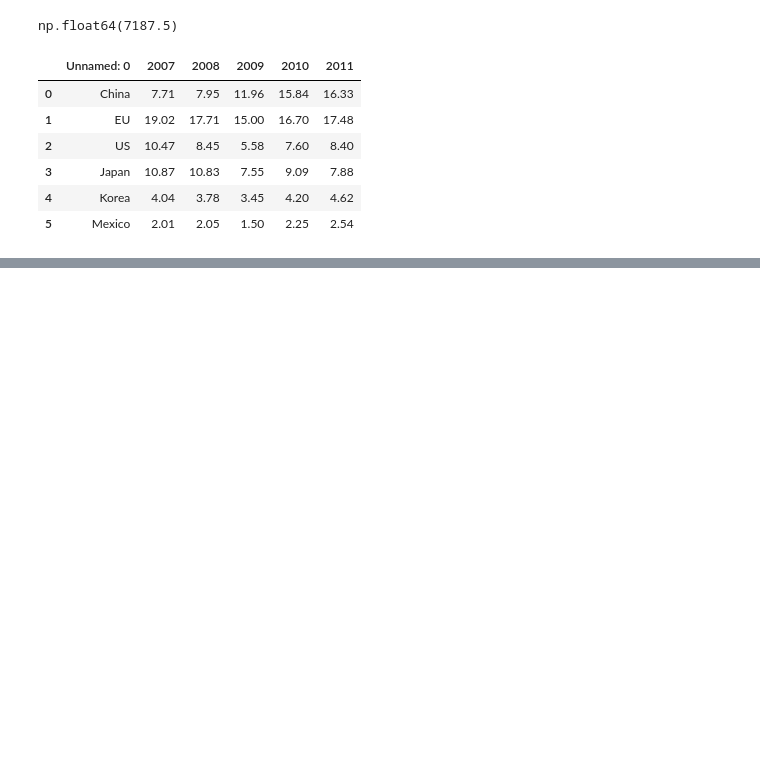
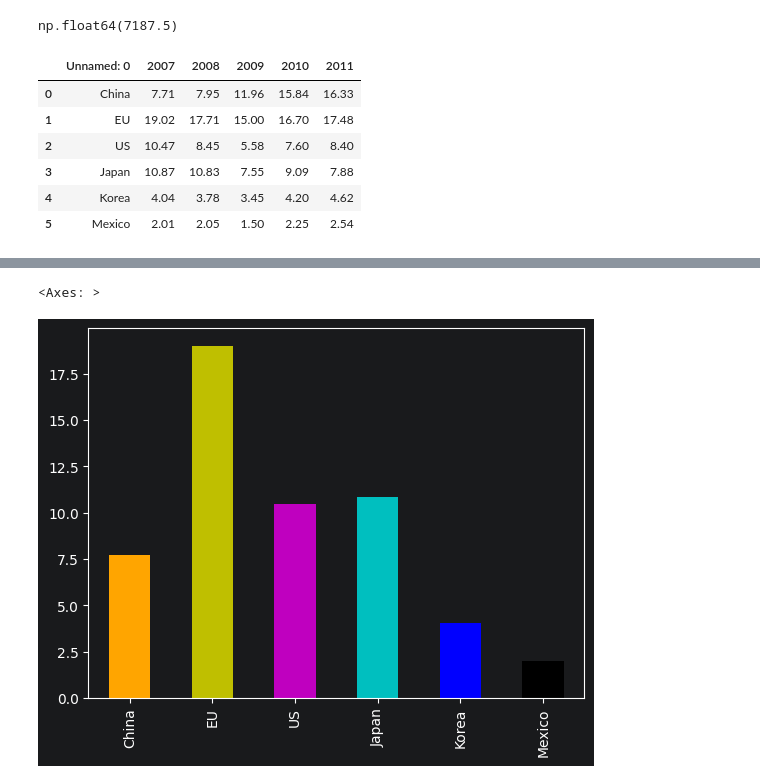
Before and after one commit to Gwiin/study, a Jupyter notebook: ML/pandas/ex_01.ipynb, the cells around one changed output, grey strips where cells are left out. Saved outputs shown, nothing was run; the diff lists cells and outputs as text; code cells hidden in the pictures; blank space fills up the shorter version.

```diff
--- a/ML/pandas/ex_01.ipynb
+++ b/ML/pandas/ex_01.ipynb
@@ -95,0 +225,3 @@ df
+# %%
+df.drop('total', axis=0, inplace=True)
+print(df)
@@ -95,0 +236,5 @@ df
+# %%
+df['2007'].plot(kind='bar', color=['orange','y','m','c','b','k'])
+# %% [output]
+<Axes: >
+[figure, added]
```
Also changed, not shown: parts of 55 cells of this notebook, 6 other files.
